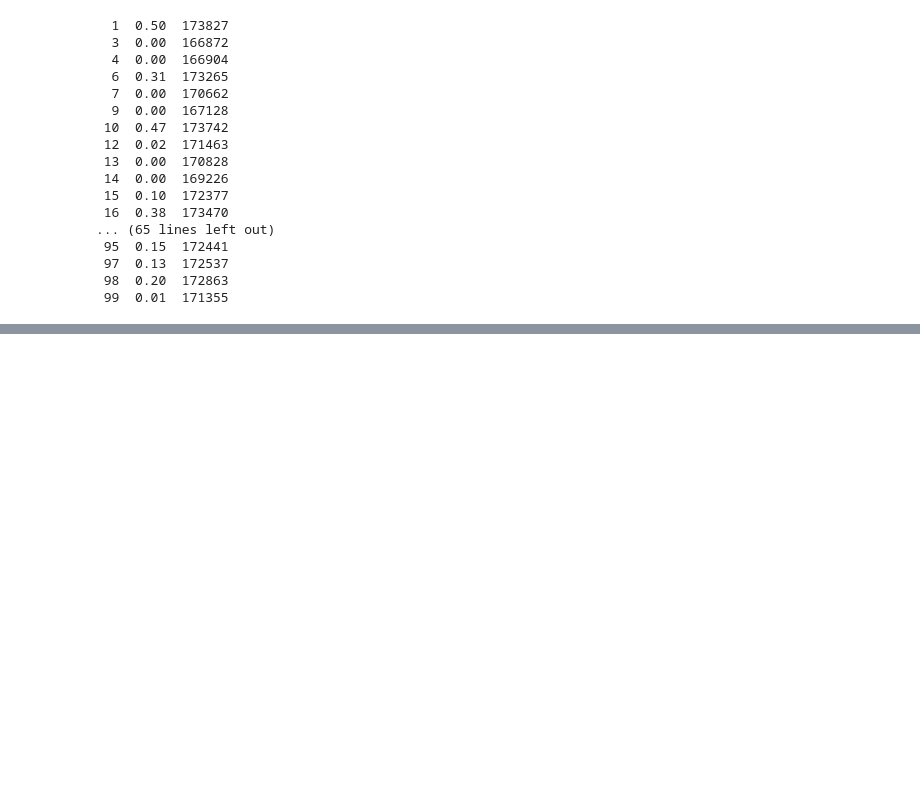
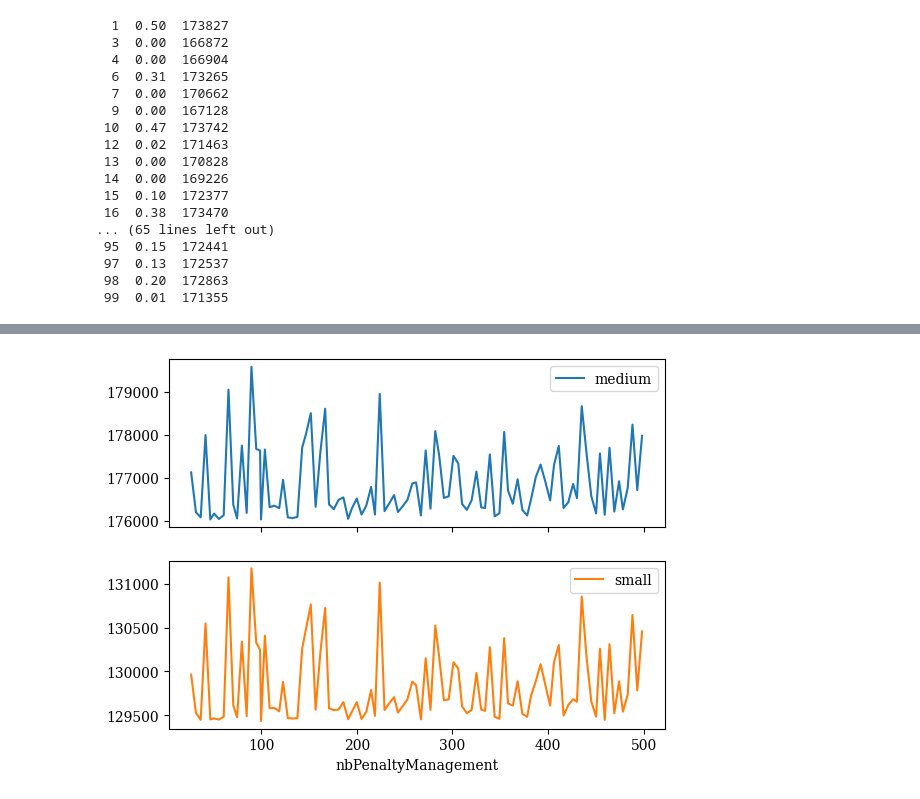
Before and after one commit to N-Wouda/Euro-NeurIPS-2022, a Jupyter notebook: notebooks/dynamic-tuning.ipynb, the cells around one changed output, grey strips where cells are left out. Drawn from its saved outputs; the diff is of its cells as text; code cells hidden in the pictures; blank space fills up the shorter version.

```diff
--- a/notebooks/dynamic-tuning.ipynb
+++ b/notebooks/dynamic-tuning.ipynb
@@ -252,0 +262,4 @@ for exp in range(1, 101):
+# %%
+df.cost.groupby([df["nbPenaltyManagement"], df["size_group"]]).mean().unstack().plot(subplots=True);
+# %% [output]
+[figure, added]
```
Also changed, not shown: parts of 19 cells of this notebook.
